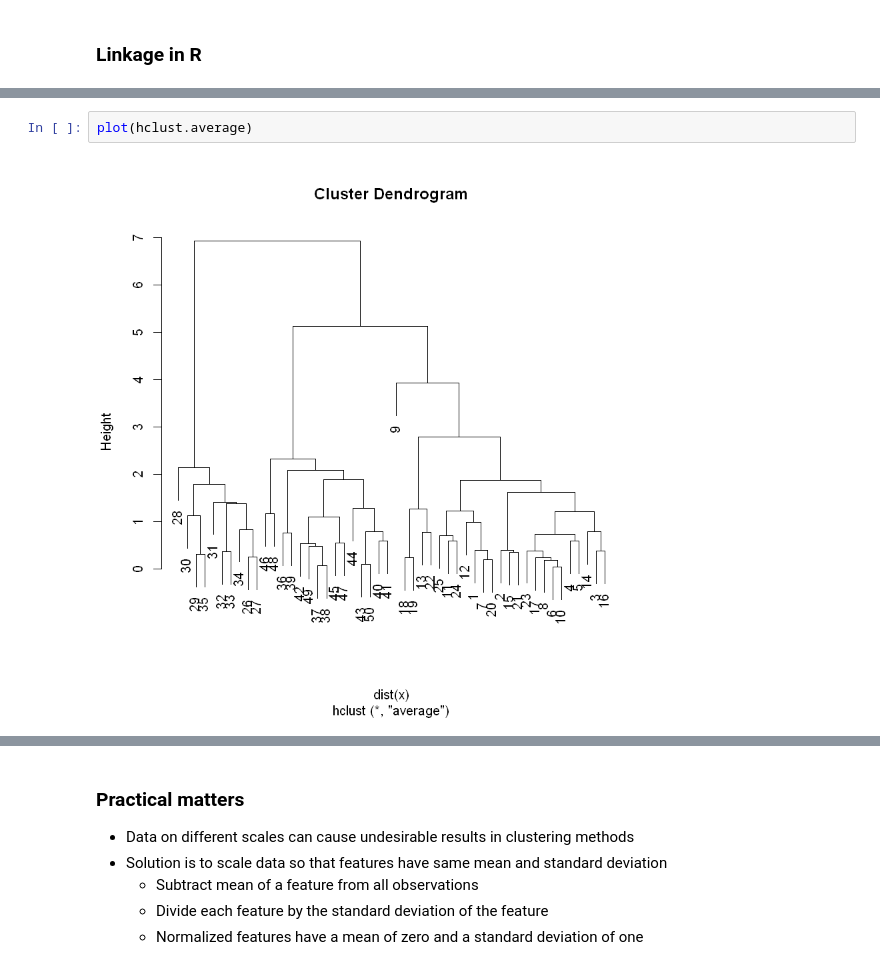
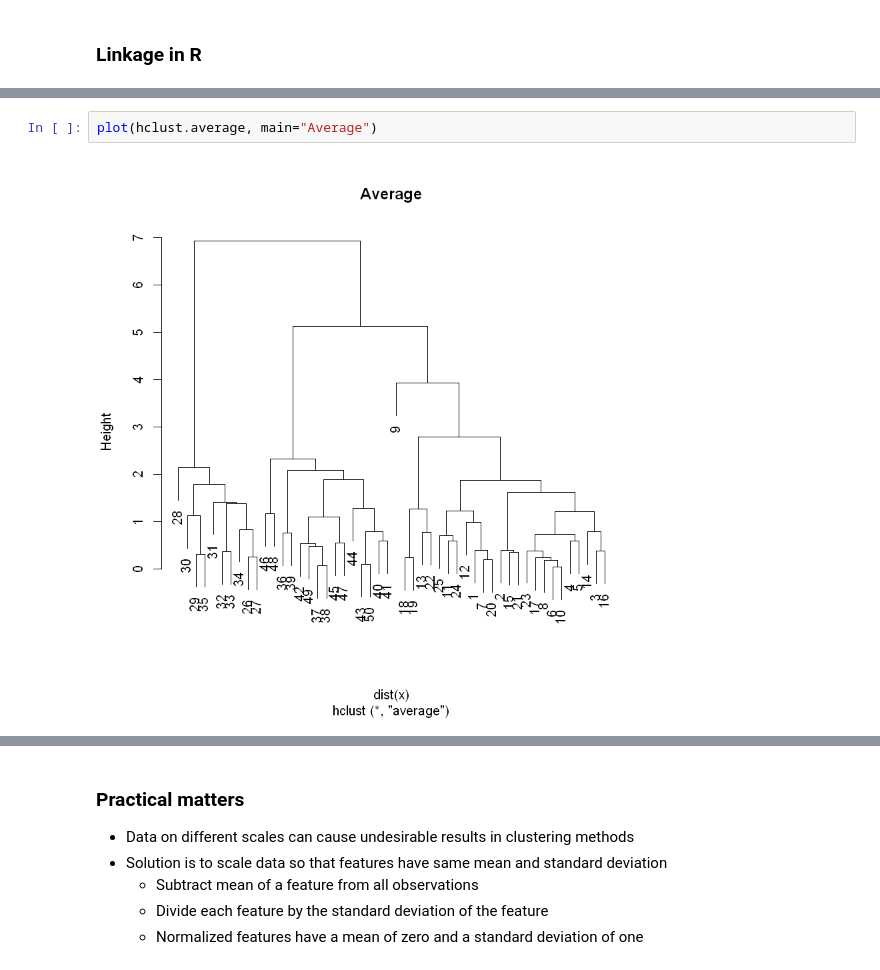
Before and after one commit to VictorOmondi1997/Unsupervised-Learning-in-R, a Jupyter notebook: Unsupervised Learning in R.ipynb, the cells around one changed output, grey strips where cells are left out. Saved outputs shown, nothing was run; the diff lists cells and outputs as text.

```diff
--- a/Unsupervised Learning in R.ipynb
+++ b/Unsupervised Learning in R.ipynb
@@ -494,5 +494,5 @@ plot(hclust.complete)
 # %%
-plot(hclust.average)
+plot(hclust.average, main="Average")
 # %% [output]
-[figure, old version]
+[figure, new version]
 # %%
```
Also changed, not shown: parts of 92 cells of this notebook.
